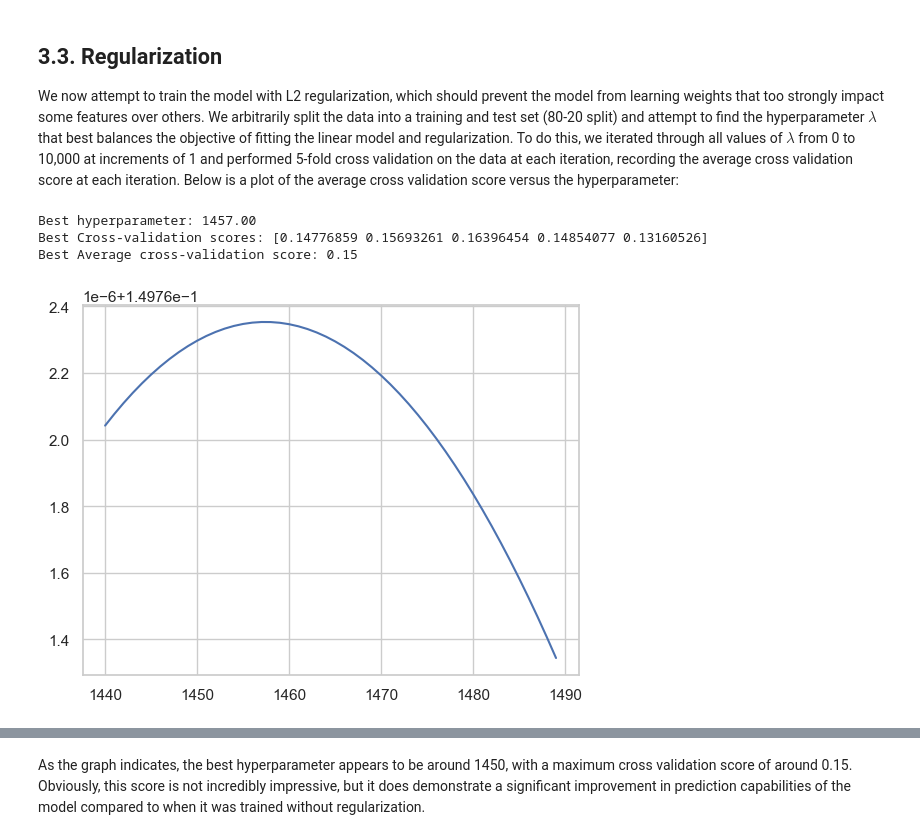
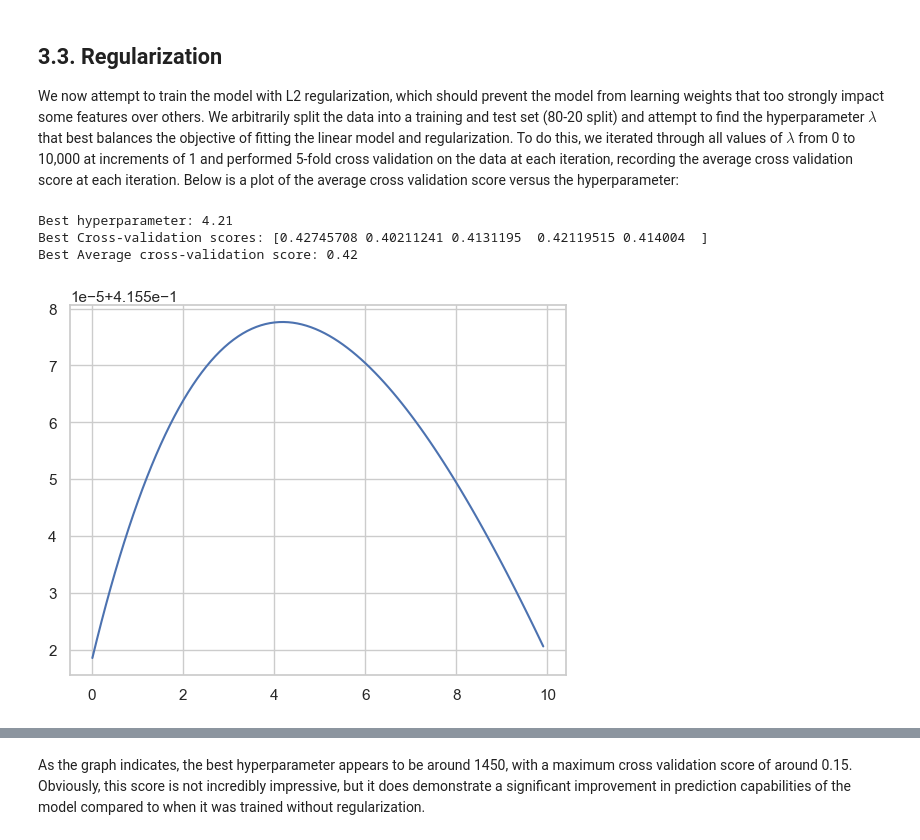
Before and after one commit to sseshadri26/ECE133A-Project, a Jupyter notebook: Project Notebook.ipynb, the cells around one changed output, grey strips where cells are left out. Cells and saved outputs as stored; diff of their text form; code cells hidden in the pictures.

```diff
--- a/Project Notebook.ipynb
+++ b/Project Notebook.ipynb
@@ -136,12 +136,12 @@ from sklearn.cluster import KMeans
 import matplotlib.pyplot as plt
 
 # csv_file_name = "final_data_crashes.csv"
-csv_file_name = "final_data_crashes_small.csv"
+csv_file_name = "final_data_crashes_small_even.csv"
 df = pd.read_csv(csv_file_name)
 
 
-csv_file_name = "final_data_crashes_small_original.csv"
-df_original = pd.read_csv(csv_file_name)
+# csv_file_name = "final_data_crashes_small_original.csv"
+# df_original = pd.read_csv(csv_file_name)
 
 
 # create a new df that is just df but with only 10,000 random rows. Save it to a new csv file. Uncomment to run (takes a while, but only needs to be run once as long as the csv file is saved)
@@ -737,41 +840,43 @@ y = datanp_normalized[:,0]
 
 best_hyper = 0
 best_score = float_info.min
-hypers = 1 * np.arange(0, 50) + 1440
+hypers = 0.1 * np.arange(0, 100) +0.01
 avg_scores = []
 # Linear Regression with Regularization (test different hyperparameters)
 for hyper in hypers:
 
     # Initialize the regressor with the hyperparameter
     regressor = Ridge(alpha=hyper)
 
     # Score this specific hyper parameter's performance
     scores = cross_val_score(regressor, X, y, cv=5, scoring='r2')
 
     score = scores.mean()
 
     avg_scores.append(score)
 
     if(score > best_score):
         best_score = score
         best_hyper = hyper
 
 # Plot the avg cross validation score vs hyper parameter
 plt.plot(hypers, avg_scores)
 
 # Use the highest performing hyper parameter
 best_regressor = Ridge(alpha=best_hyper)
 
+best_regressor.fit(X_train, y_train)
+
 scores = cross_val_score(best_regressor, X, y, cv=5, scoring='r2')
 
 print("Best hyperparameter: {:.2f}".format(best_hyper))
 print("Best Cross-validation scores: {}".format(scores))
 print("Best Average cross-validation score: {:.2f}".format(scores.mean()))
 # %% [output]
-Best hyperparameter: 1457.00
-Best Cross-validation scores: [0.14776859 0.15693261 0.16396454 0.14854077 0.13160526]
-Best Average cross-validation score: 0.15
+Best hyperparameter: 4.21
+Best Cross-validation scores: [0.42745708 0.40211241 0.4131195  0.42119515 0.414004  ]
+Best Average cross-validation score: 0.42
-[figure, old version]
+[figure, new version]
 # %%
 import matplotlib.pyplot as plt
 import seaborn as sns
```
Also changed, not shown: parts of 27 cells of this notebook, 3 other files.
